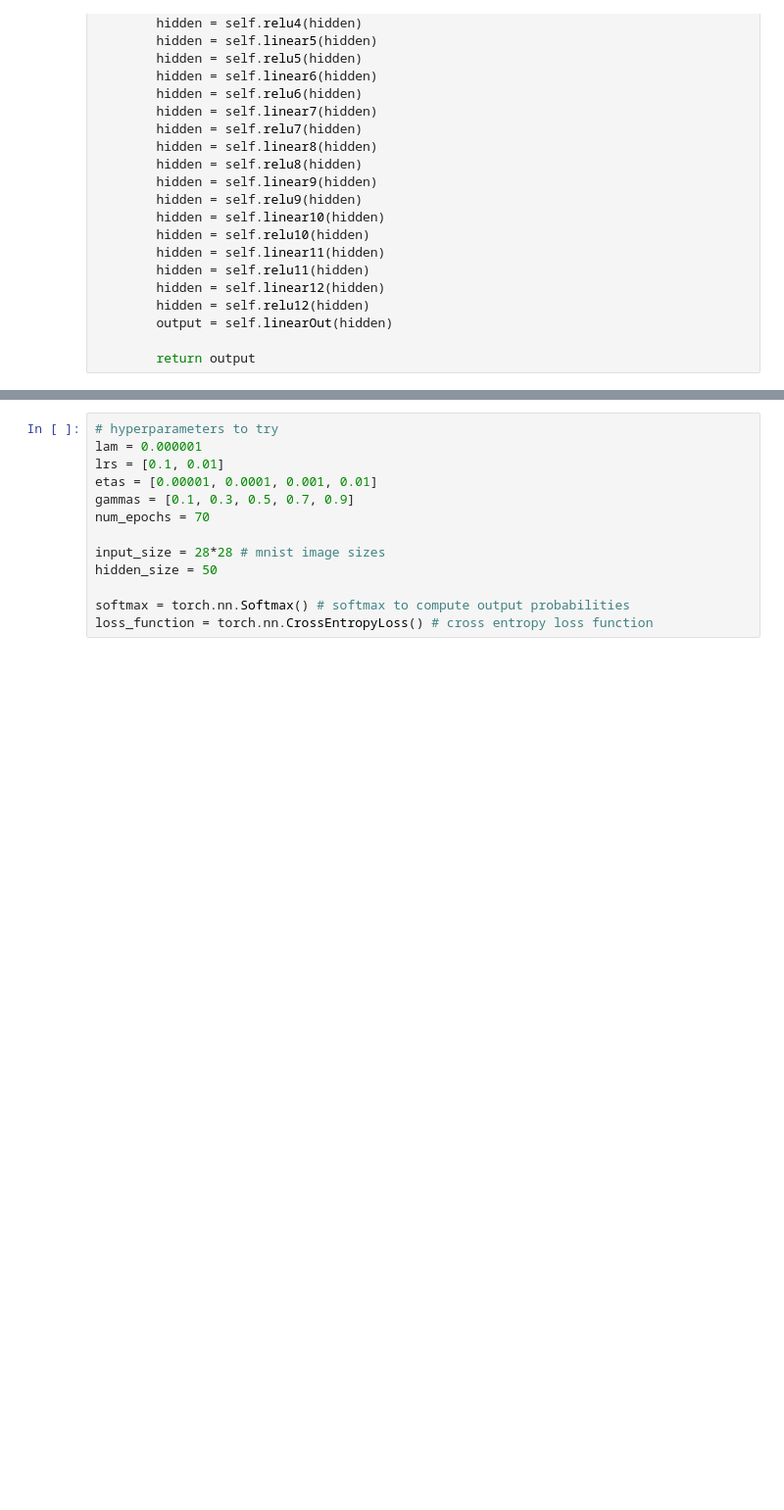
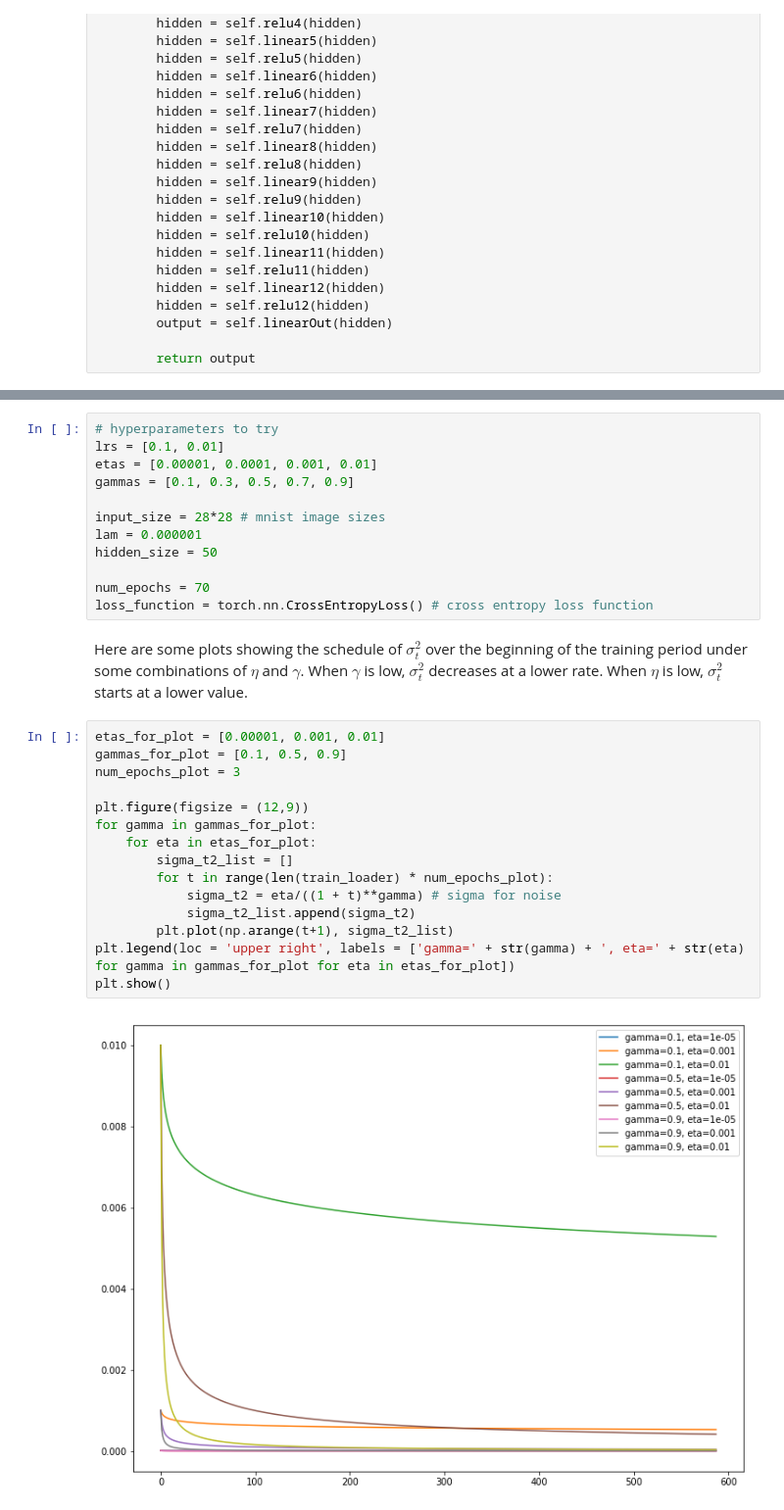
Before and after one commit to chase130101/2018spring, a Jupyter notebook: project/adding_gradient_noise.ipynb, the cells around one changed output, grey strips where cells are left out. Shown at 98% size. Cells and saved outputs as stored; diff of their text form; blank space fills up the shorter version.

```diff
--- a/project/adding_gradient_noise.ipynb
+++ b/project/adding_gradient_noise.ipynb
@@ -127,13 +139,31 @@ def compute_accuracy(data_loader, model, input_size):
 # %%
 # hyperparameters to try
-lam = 0.000001
 lrs = [0.1, 0.01]
 etas = [0.00001, 0.0001, 0.001, 0.01]
 gammas = [0.1, 0.3, 0.5, 0.7, 0.9]
-num_epochs = 70
 
 input_size = 28*28 # mnist image sizes
+lam = 0.000001
 hidden_size = 50
 
-softmax = torch.nn.Softmax() # softmax to compute output probabilities
+num_epochs = 70
 loss_function = torch.nn.CrossEntropyLoss() # cross entropy loss function
+# %% [markdown]
+Here are some plots showing the schedule of $\sigma_t^2$ over the beginning of the training period under some combinations of $\eta$ and $\gamma$. When $\gamma$ is low, $\sigma_t^2$ decreases at a lower rate. When $\eta$ is low, $\sigma_t^2$ starts at a lower value.
+# %%
+etas_for_plot = [0.00001, 0.001, 0.01]
+gammas_for_plot = [0.1, 0.5, 0.9]
+num_epochs_plot = 3
+
+plt.figure(figsize = (12,9))
+for gamma in gammas_for_plot:
+    for eta in etas_for_plot:
+        sigma_t2_list = []
+        for t in range(len(train_loader) * num_epochs_plot):
+            sigma_t2 = eta/((1 + t)**gamma) # sigma for noise
+            sigma_t2_list.append(sigma_t2)
+        plt.plot(np.arange(t+1), sigma_t2_list)
+plt.legend(loc = 'upper right', labels = ['gamma=' + str(gamma) + ', eta=' + str(eta) for gamma in gammas_for_plot for eta in etas_for_plot])
+plt.show()
+# %% [output]
+[figure, added]
```
Also changed, not shown: parts of 12 cells of this notebook.
